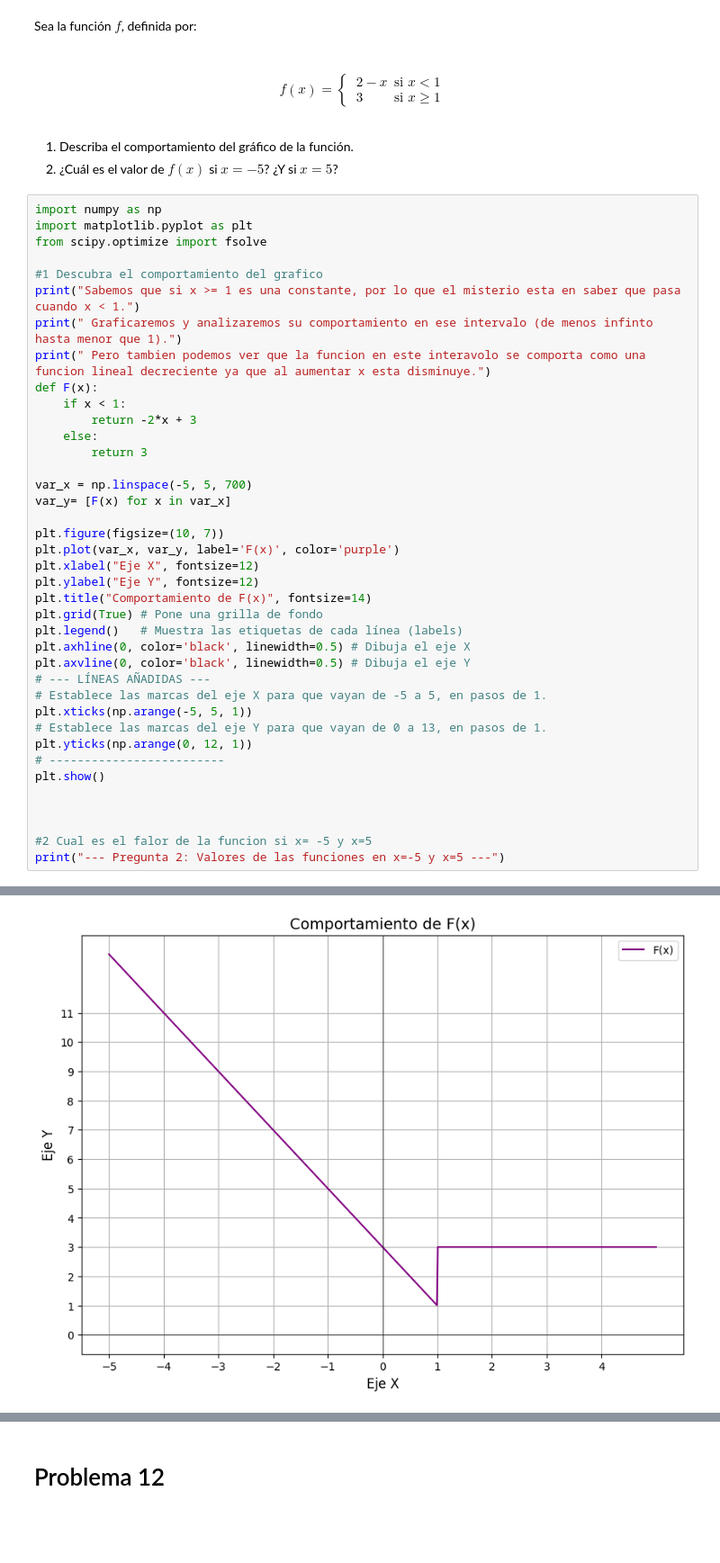
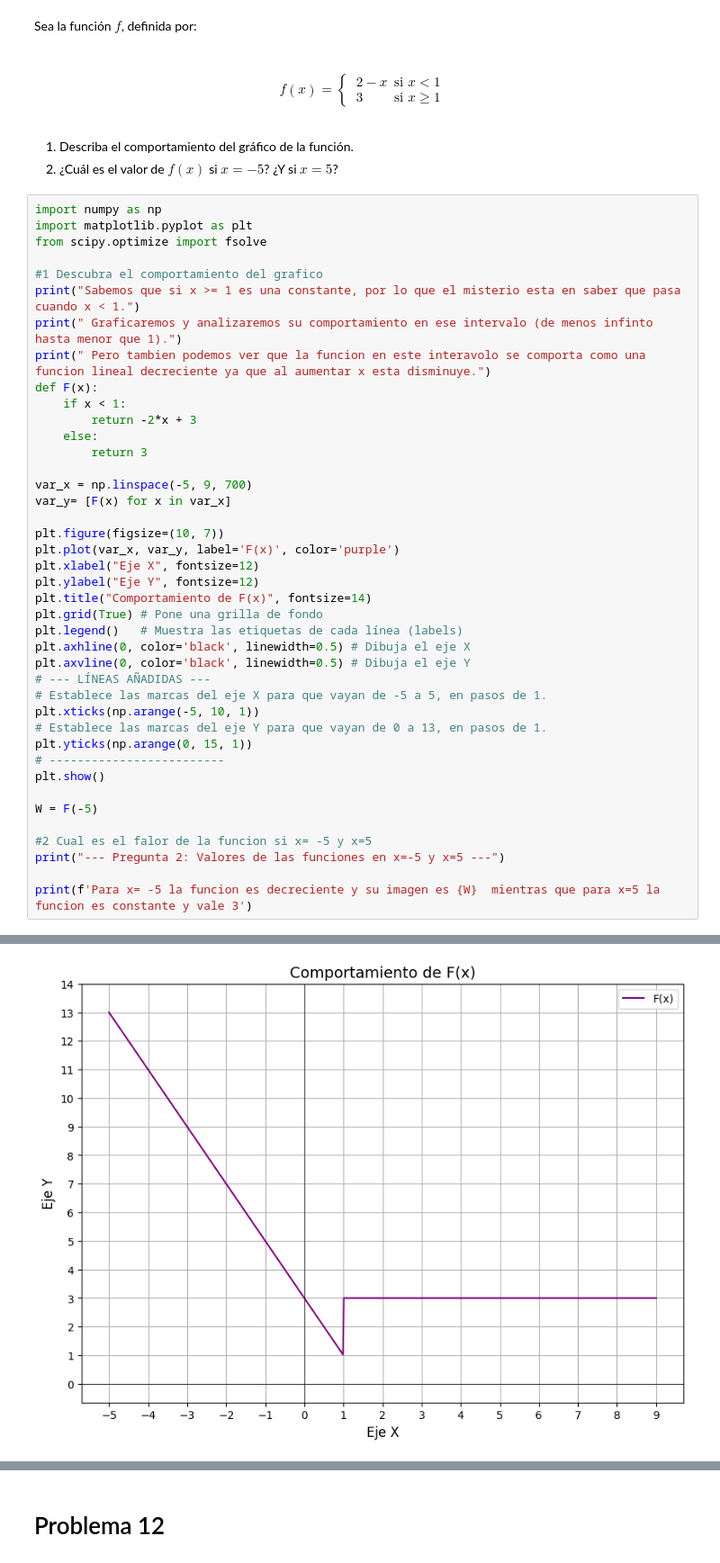
Before and after one commit to Leonardo9029/matematica-aplicada, a Jupyter notebook: G3_Aplicaciones_de_funciones copy.ipynb, the cells around one changed output, grey strips where cells are left out. Shown at 90% size. Saved outputs shown, nothing was run; the diff lists cells and outputs as text; blank space fills up the shorter version.

```diff
--- a/G3_Aplicaciones_de_funciones copy.ipynb
+++ b/G3_Aplicaciones_de_funciones copy.ipynb
@@ -630,36 +830,38 @@ print(" Pero tambien podemos ver que la funcion en este interavolo se comporta c
 def F(x):
     if x < 1:
         return -2*x + 3
     else:
         return 3
 
-var_x = np.linspace(-5, 5, 700)
+var_x = np.linspace(-5, 9, 700)
 var_y= [F(x) for x in var_x]
 
 plt.figure(figsize=(10, 7))
 plt.plot(var_x, var_y, label='F(x)', color='purple')
 plt.xlabel("Eje X", fontsize=12)
 plt.ylabel("Eje Y", fontsize=12)
 plt.title("Comportamiento de F(x)", fontsize=14)
 plt.grid(True) # Pone una grilla de fondo
 plt.legend()   # Muestra las etiquetas de cada línea (labels)
 plt.axhline(0, color='black', linewidth=0.5) # Dibuja el eje X
 plt.axvline(0, color='black', linewidth=0.5) # Dibuja el eje Y
 # --- LÍNEAS AÑADIDAS ---
 # Establece las marcas del eje X para que vayan de -5 a 5, en pasos de 1.
-plt.xticks(np.arange(-5, 5, 1))
+plt.xticks(np.arange(-5, 10, 1))
 # Establece las marcas del eje Y para que vayan de 0 a 13, en pasos de 1.
-plt.yticks(np.arange(0, 12, 1))
+plt.yticks(np.arange(0, 15, 1))
 # -------------------------
 plt.show()
 
-
+W = F(-5)
 
 #2 Cual es el falor de la funcion si x= -5 y x=5
 print("--- Pregunta 2: Valores de las funciones en x=-5 y x=5 ---")
+
+print(f'Para x= -5 la funcion es decreciente y su imagen es {W}  mientras que para x=5 la funcion es constante y vale 3')
 # %% [output]
 Sabemos que si x >= 1 es una constante, por lo que el misterio esta en saber que pasa cuando x < 1.
  Graficaremos y analizaremos su comportamiento en ese intervalo (de menos infinto hasta menor que 1).
  Pero tambien podemos ver que la funcion en este interavolo se comporta como una funcion lineal decreciente ya que al aumentar x esta disminuye.
-[figure, old version]
+[figure, new version]
 --- Pregunta 2: Valores de las funciones en x=-5 y x=5 ---
```
Also changed, not shown: parts of 9 cells of this notebook, 3 other files.
